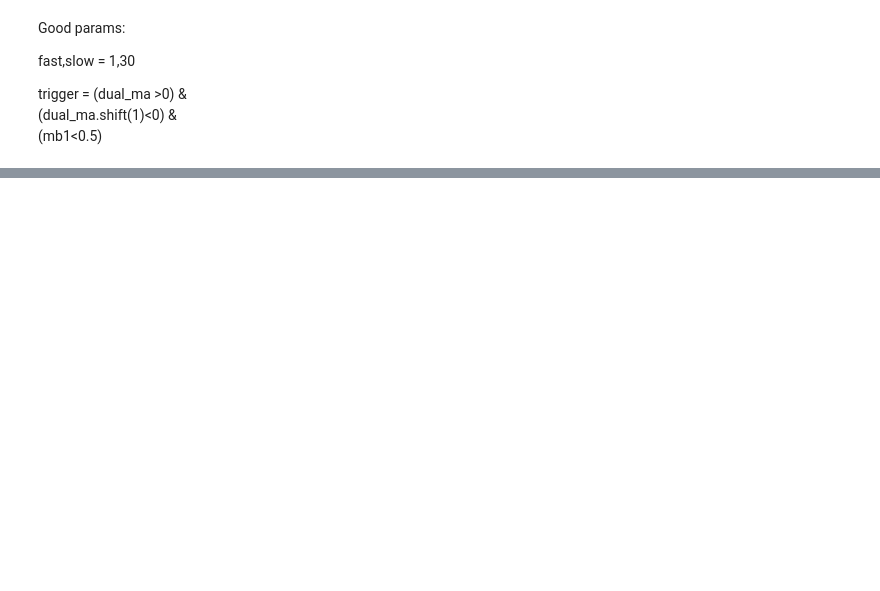
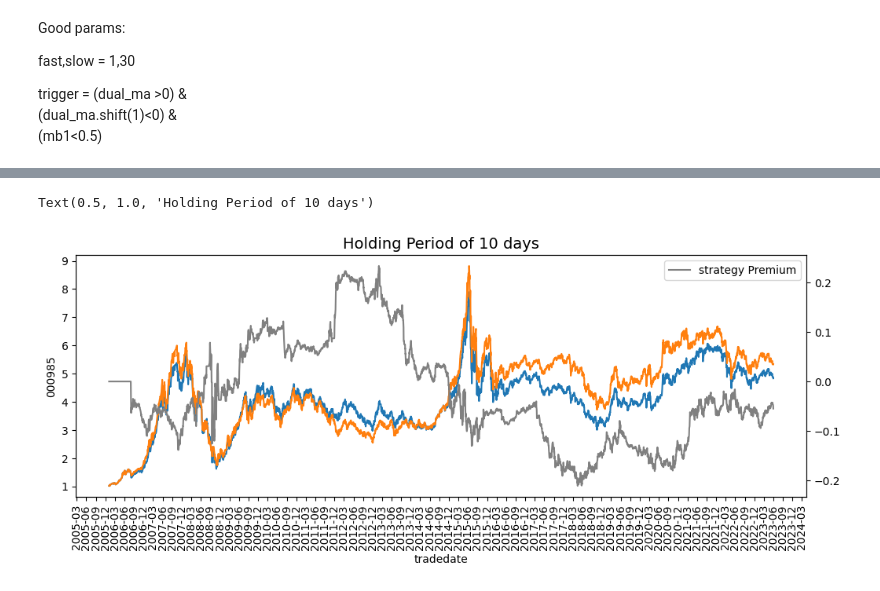
Before and after one commit to shaneucsd/shanfolio, a Jupyter notebook: shanf/time_stg/market_breadth.ipynb, the cells around one changed output, grey strips where cells are left out. Cells and saved outputs as stored; diff of their text form; code cells hidden in the pictures; blank space fills up the shorter version.

```diff
--- a/shanf/time_stg/market_breadth.ipynb
+++ b/shanf/time_stg/market_breadth.ipynb
@@ -501,23 +376,0 @@ event_stg = (event_position*ret)[col_list].mean(axis=1).fillna(ret.mean(axis=1))
-# %%
-event_position = event_trigger.astype(int).replace({0:np.nan}).fillna(method='ffill',limit=5)
-
-benchmark_ret = ret
-event_stg = (event_position*ret).fillna(0).mean(axis=1)
-
-start,end = '2016-01-01','2021-01-01'
-
-stg_sharpe = empyrical.sharpe_ratio(event_stg[start:end],period='daily')
-base_sharpe = empyrical.sharpe_ratio((benchmark_ret).mean(axis=1).fillna(0)[start:end],period='daily')
-
-stg_ann_ret = empyrical.annual_return(event_stg[start:end],period='daily')
-base_ann_ret = empyrical.annual_return((benchmark_ret).mean(axis=1).fillna(0)[start:end],period='daily')
-
-print('stg_sharpe:',stg_sharpe)
-print('base_sharpe:',base_sharpe)
-print('stg_ann_ret:',stg_ann_ret)
-print('base_ann_ret:',base_ann_ret)
-
-
-plot_ret(events_ret_isp)
-
-plot_ret(events_ret_oop)
@@ -566,0 +428,20 @@ Signal Interval per sector:  117.41
+# %%
+start = '2006-01-01'
+end = '2023-06-01'
+event_net_val = (event_stg[start:end] +1).cumprod()
+bm_net_val = (bm_ret[start:end]+1).cumprod()
+pre_ret = (event_stg[start:end] - bm_ret[start:end]).cumsum()
+
+fig,ax = plt.subplots(1,1,figsize=(12,4))
+sns.lineplot(event_net_val,ax=ax)
+sns.lineplot(bm_net_val,ax=ax)
+sns.lineplot(pre_ret,ax=ax.twinx(),color='grey', label = 'strategy Premium')
+
+
+ax.xaxis.set_major_formatter(mdates.DateFormatter('%Y-%m'))
+ax.xaxis.set_major_locator(mdates.MonthLocator(interval=3))
+plt.setp(ax.get_xticklabels(), rotation=90);
+ax.set_title(f'Holding Period of 10 days', fontsize=14,)
+# %% [output]
+Text(0.5, 1.0, 'Holding Period of 10 days')
+[figure, added]
```
Also changed, not shown: parts of 42 cells of this notebook, 1 other file.
